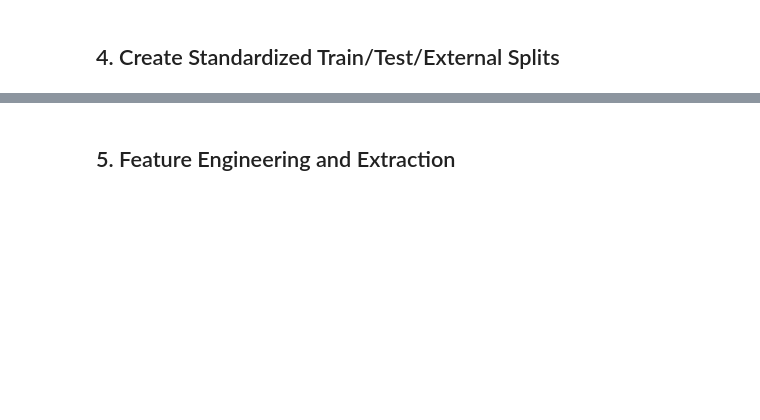
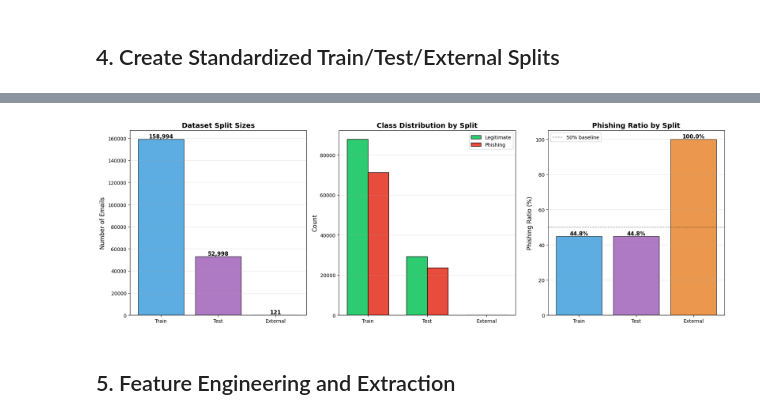
Before and after one commit to Latandu/PhishStop, a Jupyter notebook: app/models/train_models_with_wandb.ipynb, the cells around one changed output, grey strips where cells are left out. Saved outputs shown, nothing was run; the diff lists cells and outputs as text; code cells hidden in the pictures; blank space fills up the shorter version.

```diff
--- a/app/models/train_models_with_wandb.ipynb
+++ b/app/models/train_models_with_wandb.ipynb
@@ -54,7 +56,7 @@ config = {
     "train_split": 0.6,
     "test_split": 0.2,
     "external_split": 0.2,
-    "data_source": "emails_v4.parquet",
+    "data_source": "emails_v6.parquet",
 
     "phishing_threshold": 0.35,
     "class_weight_ratio": 3.0,
@@ -162,10 +676,9 @@ Class distribution:
 ## 4. Create Standardized Train/Test/External Splits
 # %%
 # Separate external validation set (CEAS-08 and Enron-DKIM)
-print("Creating dataset splits...")
+from app.data_processing.preprocessing_pipeline import PreprocessingPipeline
 
-
-# External validation set: CEAS-08 and Enron-DKIM
+df = PreprocessingPipeline().process_pipeline(df)
 external_df = df.filter(
     (pl.col("source") == "csv_misc/TREC-07.csv") | (pl.col("source") == "phishing-2020")
 )
@@ -233,0 +744,90 @@ External set:
+# %%
+# Visualize split distributions
+print("\n" + "="*80)
+print("TRAIN/TEST/EXTERNAL SPLIT ANALYSIS")
+print("="*80)
+
+# Create visualization of splits
+fig, axes = plt.subplots(1, 3, figsize=(18, 6))
+
+splits_data = {
+    'Train': train_df,
+    'Test': test_df,
+    'External': external_df
+}
+
+# Size comparison
+ax1 = axes[0]
+sizes = [len(train_df), len(test_df), len(external_df)]
+colors_splits = ['#3498db', '#9b59b6', '#e67e22']
+bars = ax1.bar(['Train', 'Test', 'External'], sizes, color=colors_splits, edgecolor='black', alpha=0.8)
+ax1.set_ylabel('Number of Emails', fontsize=12)
+ax1.set_title('Dataset Split Sizes', fontsize=14, fontweight='bold')
+ax1.grid(axis='y', alpha=0.3)
+# Add value labels on bars
+for bar in bars:
+    height = bar.get_height()
+    ax1.text(bar.get_x() + bar.get_width()/2., height,
+             f'{int(height):,}',
+             ha='center', va='bottom', fontsize=11, fontweight='bold')
+
+# Class distribution per split
+ax2 = axes[1]
+x_pos = np.arange(3)
+width = 0.35
+phishing_counts = [
+    train_df.filter(pl.col("phishing") == 1).shape[0],
+    test_df.filter(pl.col("phishing") == 1).shape[0],
+    external_df.filter(pl.col("phishing") == 1).shape[0]
+]
+legit_counts = [
+    train_df.filter(pl.col("phishing") == 0).shape[0],
+    test_df.filter(pl.col("phishing") == 0).shape[0],
+    external_df.filter(pl.col("phishing") == 0).shape[0]
+]
+ax2.bar(x_pos - width/2, legit_counts, width, label='Legitimate', color='#2ecc71', edgecolor='black')
+ax2.bar(x_pos + width/2, phishing_counts, width, label='Phishing', color='#e74c3c', edgecolor='black')
+ax2.set_ylabel('Count', fontsize=12)
+ax2.set_title('Class Distribution by Split', fontsize=14, fontweight='bold')
+ax2.set_xticks(x_pos)
+ax2.set_xticklabels(['Train', 'Test', 'External'])
+ax2.legend()
+ax2.grid(axis='y', alpha=0.3)
+
+# Phishing ratio per split
+ax3 = axes[2]
+phishing_ratios = [
+    phishing_counts[0] / sizes[0] * 100,
+    phishing_counts[1] / sizes[1] * 100,
+    phishing_counts[2] / sizes[2] * 100
+]
+bars = ax3.bar(['Train', 'Test', 'External'], phishing_ratios, color=colors_splits, edgecolor='black', alpha=0.8)
+ax3.set_ylabel('Phishing Ratio (%)', fontsize=12)
+ax3.set_title('Phishing Ratio by Split', fontsize=14, fontweight='bold')
+ax3.axhline(y=50, color='black', linestyle='--', linewidth=1, alpha=0.5, label='50% baseline')
+ax3.grid(axis='y', alpha=0.3)
+ax3.legend()
+# Add value labels
+for bar, ratio in zip(bars, phishing_ratios):
+    height = bar.get_height()
+    ax3.text(bar.get_x() + bar.get_width()/2., height,
+             f'{ratio:.1f}%',
+             ha='center', va='bottom', fontsize=11, fontweight='bold')
+
+plt.tight_layout()
+wandb.log({"dataset_analysis/split_distributions": wandb.Image(fig)})
+plt.show()
+plt.close()
+
+# Log split information
+split_info_data = []
+for split_name, split_df_pl in [('Train', train_df), ('Test', test_df), ('External', external_df)]:
+    phish = split_df_pl.filter(pl.col("phishing") == 1).shape[0]
+    total = len(split_df_pl)
+    split_info_data.append([split_name, total, phish, total - phish, phish / total * 100])
+
+wandb.log({"dataset_analysis/split_info": wandb.Table(
+    columns=["split", "total", "phishing", "legitimate", "phishing_ratio_%"],
+    data=split_info_data
+)})
+# %% [output]
@@ -234,3 +841,4 @@ External set:
+[figure, added]
 # %% [markdown]
 ## 5. Feature Engineering and Extraction
 # %%
```
Also changed, not shown: parts of 14 cells of this notebook, 5 other files.
